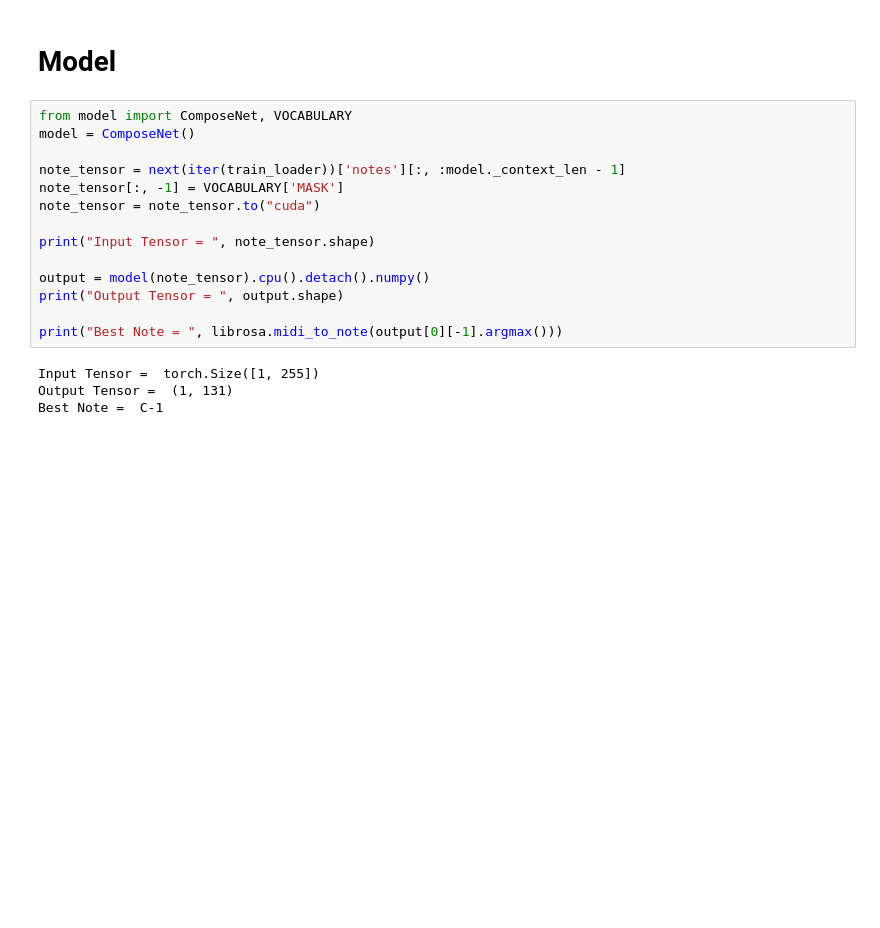
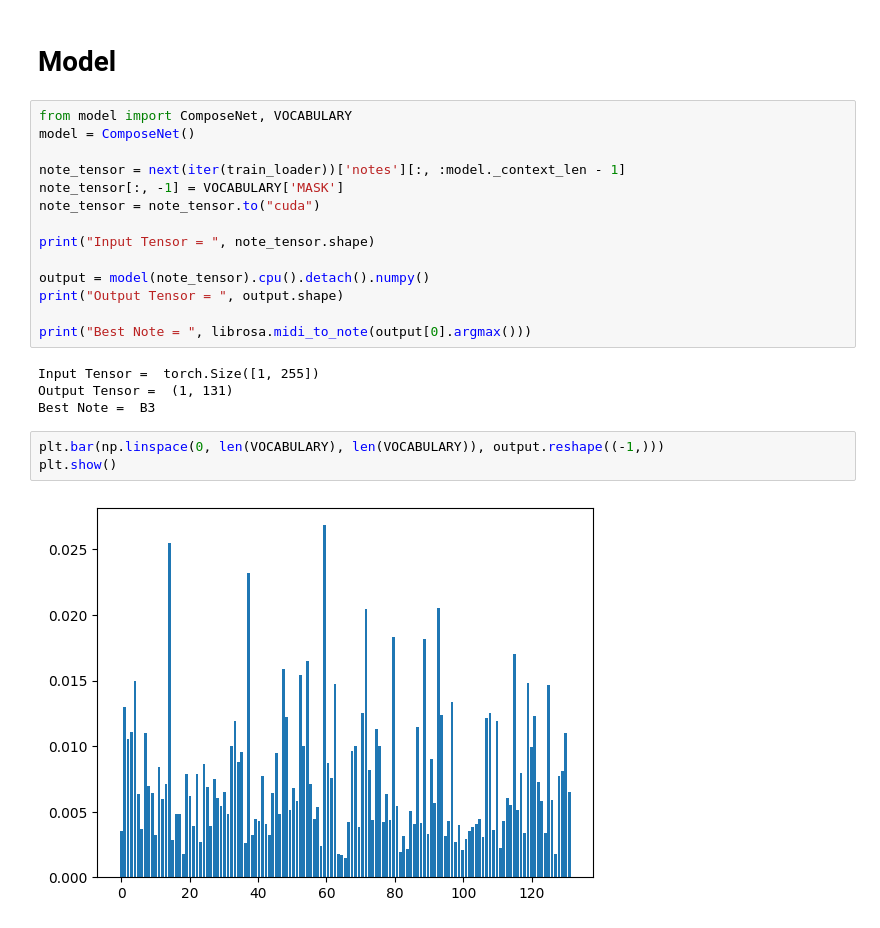
Before and after one commit to TheRealAnonymous008/ML-Playground, a Jupyter notebook: Composer/demo.ipynb, the cells around one changed output. Cells and saved outputs as stored; diff of their text form; blank space fills up the shorter version.

```diff
--- a/Composer/demo.ipynb
+++ b/Composer/demo.ipynb
@@ -219,8 +219,13 @@ print("Input Tensor = ", note_tensor.shape)
 output = model(note_tensor).cpu().detach().numpy()
 print("Output Tensor = ", output.shape)
 
-print("Best Note = ", librosa.midi_to_note(output[0][-1].argmax()))
+print("Best Note = ", librosa.midi_to_note(output[0].argmax()))
 # %% [output]
 Input Tensor =  torch.Size([1, 255])
 Output Tensor =  (1, 131)
-Best Note =  C-1
+Best Note =  B3
+# %%
+plt.bar(np.linspace(0, len(VOCABULARY), len(VOCABULARY)), output.reshape((-1,)))
+plt.show()
+# %% [output]
+[figure, added]
```
Also changed, not shown: 1 other file.
